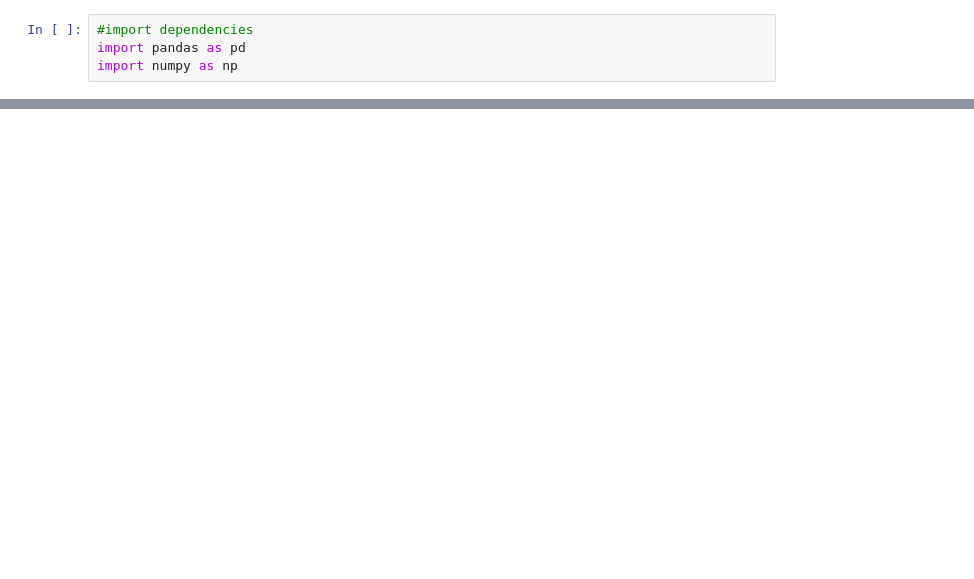
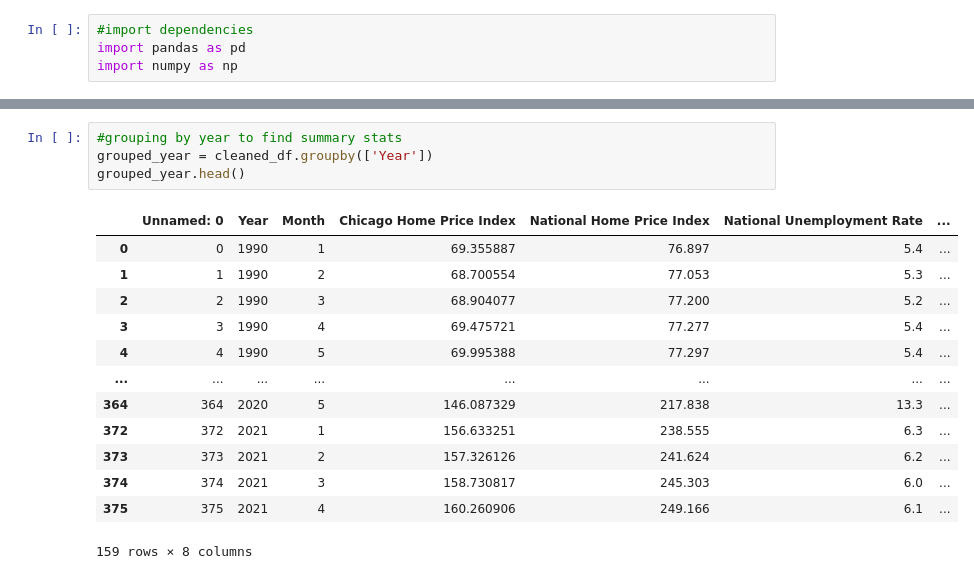
Before and after one commit to dwaehner27/Chicago-Real-Estate, a Jupyter notebook: Chicago.ipynb, the cells around one changed output, grey strips where cells are left out. Drawn from its saved outputs; the diff is of its cells as text; blank space fills up the shorter version.

```diff
--- a/Chicago.ipynb
+++ b/Chicago.ipynb
@@ -49,0 +67,18 @@ df
+# %%
+#grouping by year to find summary stats
+grouped_year = cleaned_df.groupby(['Year'])
+grouped_year.head()
+# %% [output]
+|  | Unnamed: 0 | Year | Month | Chicago Home Price Index | National Home Price Index | National Unemployment Rate | ... |
+| 0 | 0 | 1990 | 1 | 69.355887 | 76.897 | 5.4 | ... |
+| 1 | 1 | 1990 | 2 | 68.700554 | 77.053 | 5.3 | ... |
+| 2 | 2 | 1990 | 3 | 68.904077 | 77.200 | 5.2 | ... |
+| 3 | 3 | 1990 | 4 | 69.475721 | 77.277 | 5.4 | ... |
+| 4 | 4 | 1990 | 5 | 69.995388 | 77.297 | 5.4 | ... |
+| ... | ... | ... | ... | ... | ... | ... | ... |
+| 364 | 364 | 2020 | 5 | 146.087329 | 217.838 | 13.3 | ... |
+| 372 | 372 | 2021 | 1 | 156.633251 | 238.555 | 6.3 | ... |
+| 373 | 373 | 2021 | 2 | 157.326126 | 241.624 | 6.2 | ... |
+| 374 | 374 | 2021 | 3 | 158.730817 | 245.303 | 6.0 | ... |
+| 375 | 375 | 2021 | 4 | 160.260906 | 249.166 | 6.1 | ... |
+159 rows × 8 columns
```
Also changed, not shown: parts of 5 cells of this notebook.
